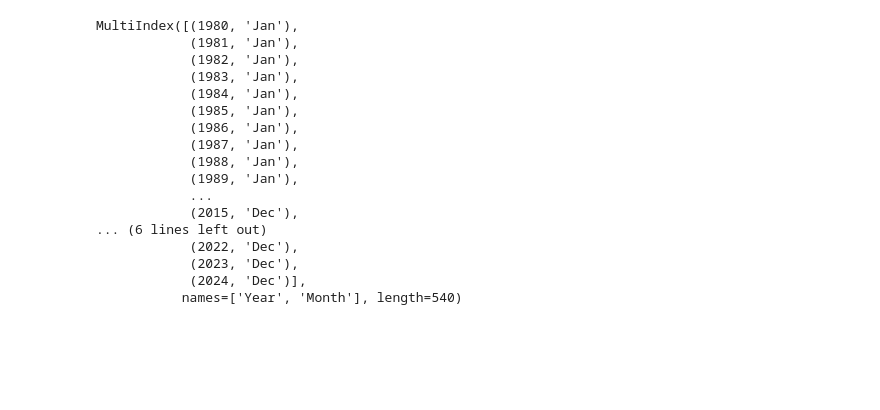
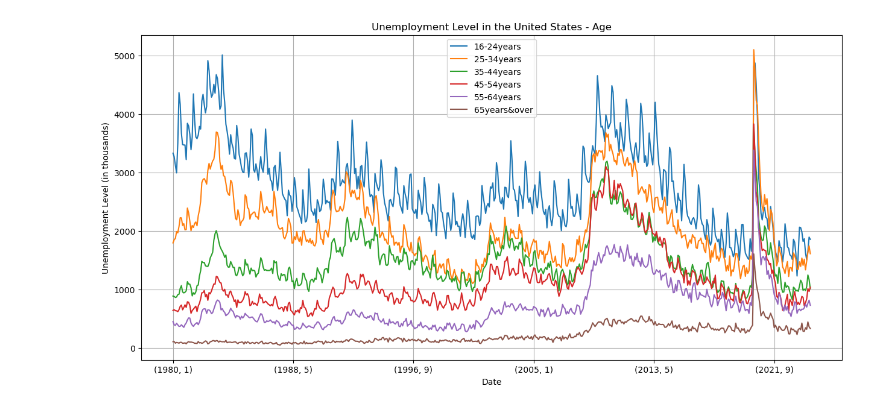
Before and after one commit to Zhen3408/2024Spr_projects, a Jupyter notebook: Final_Project.ipynb, the cells around one changed output. Drawn from its saved outputs; the diff is of its cells as text; code cells hidden in the pictures; blank space fills up the shorter version.

```diff
--- a/Final_Project.ipynb
+++ b/Final_Project.ipynb
@@ -4,36 +18,10 @@ import os
 # %%
-def read_excel_data(dir_path, file_name):
-    # Construct the full file path
-    full_path = os.path.join(dir_path, file_name)
-    # Read the excel file
-    df = pd.read_excel(full_path, skiprows=11)
-
-    month_column = df.columns.tolist()
-    month_column.remove('Year')
-    age_header = file_name.split('.')[0]
-
-    # Restructure the data frame, unpivot the data, set year and month as index
-    df = pd.melt(df, id_vars='Year', value_vars=month_column, var_name='Month', value_name=age_header)
-    df.set_index(['Year', 'Month'])
-    return df
-
-df = read_excel_data('Data/USBLS', '16-24years.xlsx')
-df.index
+df_age = concatenate_usbls_files(dir_path='./Data/USBLS/Age/', blank_row=11)
+df_age.plot(figsize=(15, 7), linewidth = 1.5)
+plt.grid()
+plt.xlabel('Date')
+plt.ylabel('Unemployment Level (in thousands)')
+plt.title('Unemployment Level in the United States - Age')
+plt.show()
 # %% [output]
-MultiIndex([(1980, 'Jan'),
-            (1981, 'Jan'),
-            (1982, 'Jan'),
-            (1983, 'Jan'),
-            (1984, 'Jan'),
-            (1985, 'Jan'),
-            (1986, 'Jan'),
-            (1987, 'Jan'),
-            (1988, 'Jan'),
-            (1989, 'Jan'),
-            ...
-            (2015, 'Dec'),
-... (6 lines left out)
-            (2022, 'Dec'),
-            (2023, 'Dec'),
-            (2024, 'Dec')],
-           names=['Year', 'Month'], length=540)
+[figure, added]
```
Also changed, not shown: parts of 15 cells of this notebook, 26 other files.
